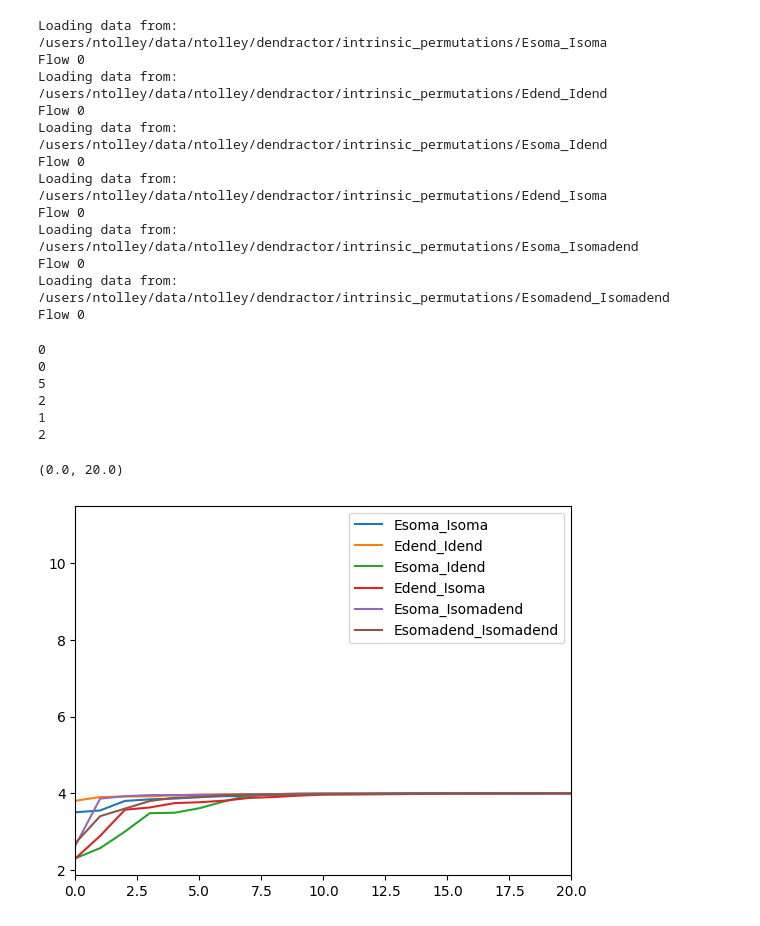
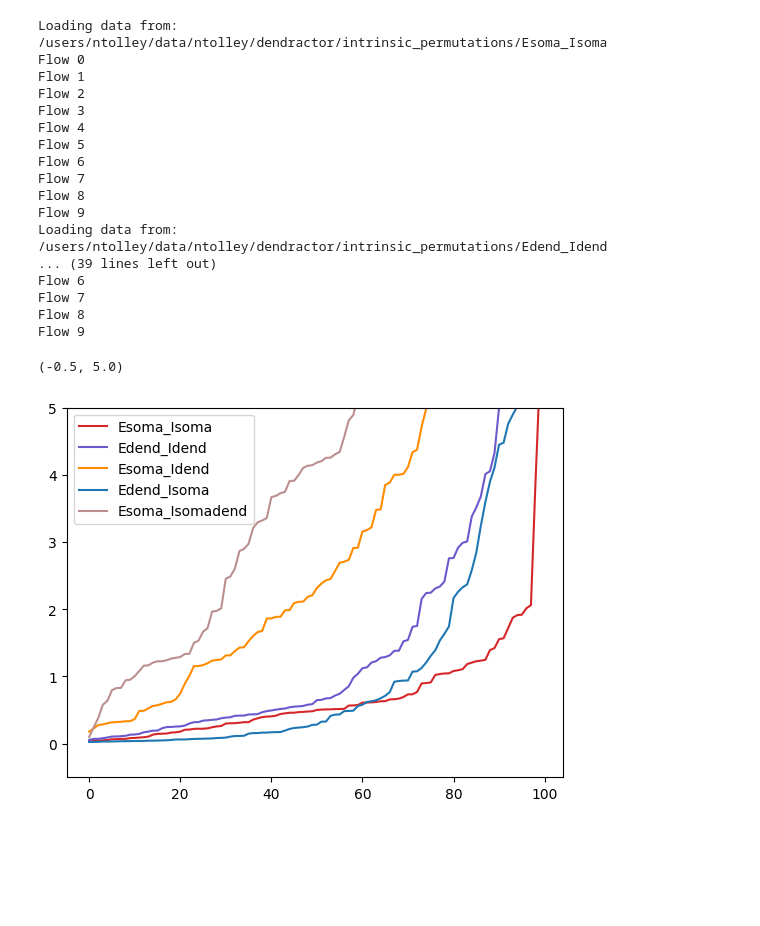
Before and after one commit to ntolley/dendractor, a Jupyter notebook: figures/plot_memorycontext_error_comparison.ipynb, the cells around one changed output. Drawn from its saved outputs; the diff is of its cells as text; code cells hidden in the pictures; blank space fills up the shorter version.

```diff
--- a/figures/plot_memorycontext_error_comparison.ipynb
+++ b/figures/plot_memorycontext_error_comparison.ipynb
@@ -111,7 +90,7 @@ config_list = [
     # ('Edend_Isomadend', prior_config.update_prior_dict_Edend_Isomadend), # 5
     # ('Esomadend_Isoma', prior_config.update_prior_dict_Esomadend_Isoma), # 6
     # ('Esomadend_Idend', prior_config.update_prior_dict_Esomadend_Idend), # 7
-    ('Esomadend_Isomadend', prior_config.update_prior_dict_Esomadend_Isomadend) # 8
+    # ('Esomadend_Isomadend', prior_config.update_prior_dict_Esomadend_Isomadend) # 8
     ]
 
 
@@ -135,7 +114,7 @@ def get_opt_data(data_path):
     theta_list = list()
     error_list = list()
 
-    num_flows = 1
+    num_flows = 10
     for flow_idx in range(num_flows):
         print(f'Flow {flow_idx}')
         theta = np.load(f'{data_path}/theta_{flow_idx}.npy')
@@ -174,31 +153,31 @@ for name, _ in config_list:
 # %% [output]
 Loading data from: /users/ntolley/data/ntolley/dendractor/intrinsic_permutations/Esoma_Isoma
 Flow 0
+Flow 1
+Flow 2
+Flow 3
+Flow 4
+Flow 5
+Flow 6
+Flow 7
+Flow 8
+Flow 9
 Loading data from: /users/ntolley/data/ntolley/dendractor/intrinsic_permutations/Edend_Idend
-Flow 0
-Loading data from: /users/ntolley/data/ntolley/dendractor/intrinsic_permutations/Esoma_Idend
-Flow 0
-Loading data from: /users/ntolley/data/ntolley/dendractor/intrinsic_permutations/Edend_Isoma
-Flow 0
-Loading data from: /users/ntolley/data/ntolley/dendractor/intrinsic_permutations/Esoma_Isomadend
-Flow 0
-Loading data from: /users/ntolley/data/ntolley/dendractor/intrinsic_permutations/Esomadend_Isomadend
-Flow 0
+... (39 lines left out)
+Flow 6
+Flow 7
+Flow 8
+Flow 9
 # %%
+flow_idx = 9
 for name in res_dict.keys():
-    print(np.sum(res_dict[name]['error_list'][0] < 3.5))
-    plt.plot(np.sort(res_dict[name]['error_list'][0]), label=name)
+    plt.plot(np.sort(res_dict[name]['error_list'][flow_idx]), label=name, color=color_dict[name])
 plt.legend()
-plt.xlim(0, 20)
+# plt.xlim(-1, 50)
+plt.ylim(-0.5, 5)
 # %% [output]
-0
-0
-5
-2
-1
-2
+(-0.5, 5.0)
-(0.0, 20.0)
-[figure, old version]
+[figure, new version]
 # %%
 color_dict = {
         'Edend_Isoma': 'C0', 'Edend_Idend': 'slateblue', 'Edend_Isomadend': 'lightsteelblue',
```
Also changed, not shown: parts of 4 cells of this notebook, 5 other files.
